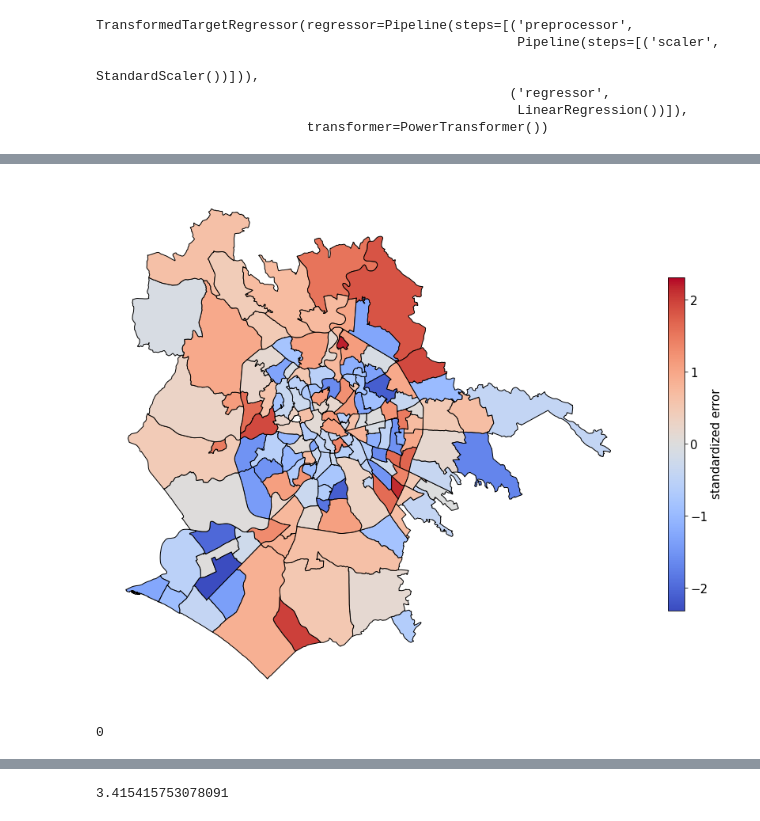
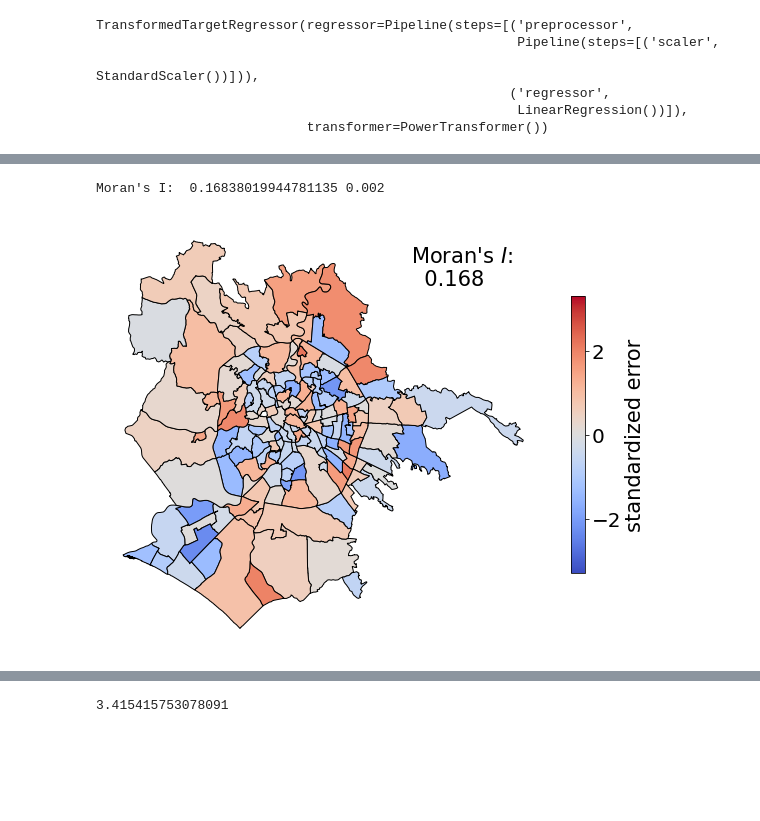
Before and after one commit to matteoboh/urbem, a Jupyter notebook: notebooks/0.9-non_spatial_regression_sklearn.ipynb, the cells around one changed output, grey strips where cells are left out. Saved outputs shown, nothing was run; the diff lists cells and outputs as text; code cells hidden in the pictures; blank space fills up the shorter version.

```diff
--- a/notebooks/0.9-non_spatial_regression_sklearn.ipynb
+++ b/notebooks/0.9-non_spatial_regression_sklearn.ipynb
@@ -17,10 +17,11 @@ PATH_TO_PROCESSED_FILES = Path("../data/processed/")
 ROME_GEOJSON = (
     PATH_TO_PROCESSED_FILES / "Rome_urban_zones_with_features_and_emissions__epsg4326.geojson"
 )
-
 PATH_TO_OUTPUT = Path("../reports/figures/")
 
-SAVE_FIG = True
+SAVE_FIG = False
+axis_label_fontsize=21
+axis_ticklabel_fontsize=20
 
 RANDOM_STATE = 4
 
@@ -392,45 +397,56 @@ Coefficient of determination: 0.65
 error_to_plot = (y_transformed - y_pred_transformed) / np.std(y_transformed - y_pred_transformed)
 
 # SMAPE ? --> error_to_plot
 #error_to_plot = 2 * (y_transformed - y_pred_transformed) / (abs(y_transformed) + abs(y_pred_transformed))
 
-
 gdf_rome_connected["Chosen_Error"] = error_to_plot
 
+## Global Moran's I
+from pysal.lib import weights
+from pysal.explore import esda
+from splot.esda import plot_moran
+
+w = weights.Rook.from_dataframe(gdf_rome_connected)
+w.transform = 'R'
+assert w.n_components == 1
+moran = esda.moran.Moran(gdf_rome_connected["Chosen_Error"], w)
+print("Moran's I: ", moran.I, moran.p_sim)
+##
+
 col_lim = max(abs(gdf_rome_connected["Chosen_Error"].min()), abs(gdf_rome_connected["Chosen_Error"].max()))
+#print(col_lim)
 
-fig, ax = plt.subplots(figsize=(12, 12))
+fig, ax = plt.subplots(figsize=(8, 8))
 
 gdf_rome_connected.plot(
     ax=ax,
     column="Chosen_Error",
     legend=True,
     #figsize=(12, 12),
     edgecolor="black",
     cmap="coolwarm",
-    vmin=-col_lim,
-    vmax=col_lim,
+    vmin=-3.3, # setting max and min of colorbar so that the scale is the same for all the models (RF and GWR)
+    vmax=3.3,
     legend_kwds={"shrink": 0.5},
 )
 cbar = ax.get_figure().get_axes()[1]
-cbar.tick_params(labelsize=15)
-cbar.set_ylabel('standardized error', fontsize=15)
+cbar.tick_params(labelsize=axis_ticklabel_fontsize)
+cbar.set_ylabel('standardized error', fontsize=axis_label_fontsize)
+
+ax.text(0.7, 0.85, "Moran's $I$: \n  %.3f" %moran.I, fontdict={'size':axis_label_fontsize}, transform=ax.transAxes)
 
 #ax.set_title("Relative errors in linear model", fontsize=20, y=1.01)
 ax.set_axis_off()
 plt.tight_layout()
 
 if SAVE_FIG:
     plt.savefig(PATH_TO_OUTPUT / 'map_errors_nonspatial_regression.pdf', format='pdf', bbox_inches='tight')
-    plt.savefig(PATH_TO_OUTPUT / 'map_errors_nonspatial_regression.png', format='png', bbox_inches='tight')
+    plt.savefig(PATH_TO_OUTPUT / 'map_errors_nonspatial_regression.png', format='png', bbox_inches='tight', dpi=300)
 
 plt.show()
 # %% [output]
+Moran's I:  0.16838019944781135 0.002
-[figure, old version]
+[figure, new version]
-# %%
-gdf_rome_connected["Chosen_Error"].isnull().sum()
-# %% [output]
-0
 # %%
 ## Global Moran's I
 from pysal.lib import weights
```
Also changed, not shown: parts of 9 cells of this notebook, 1 other file.
